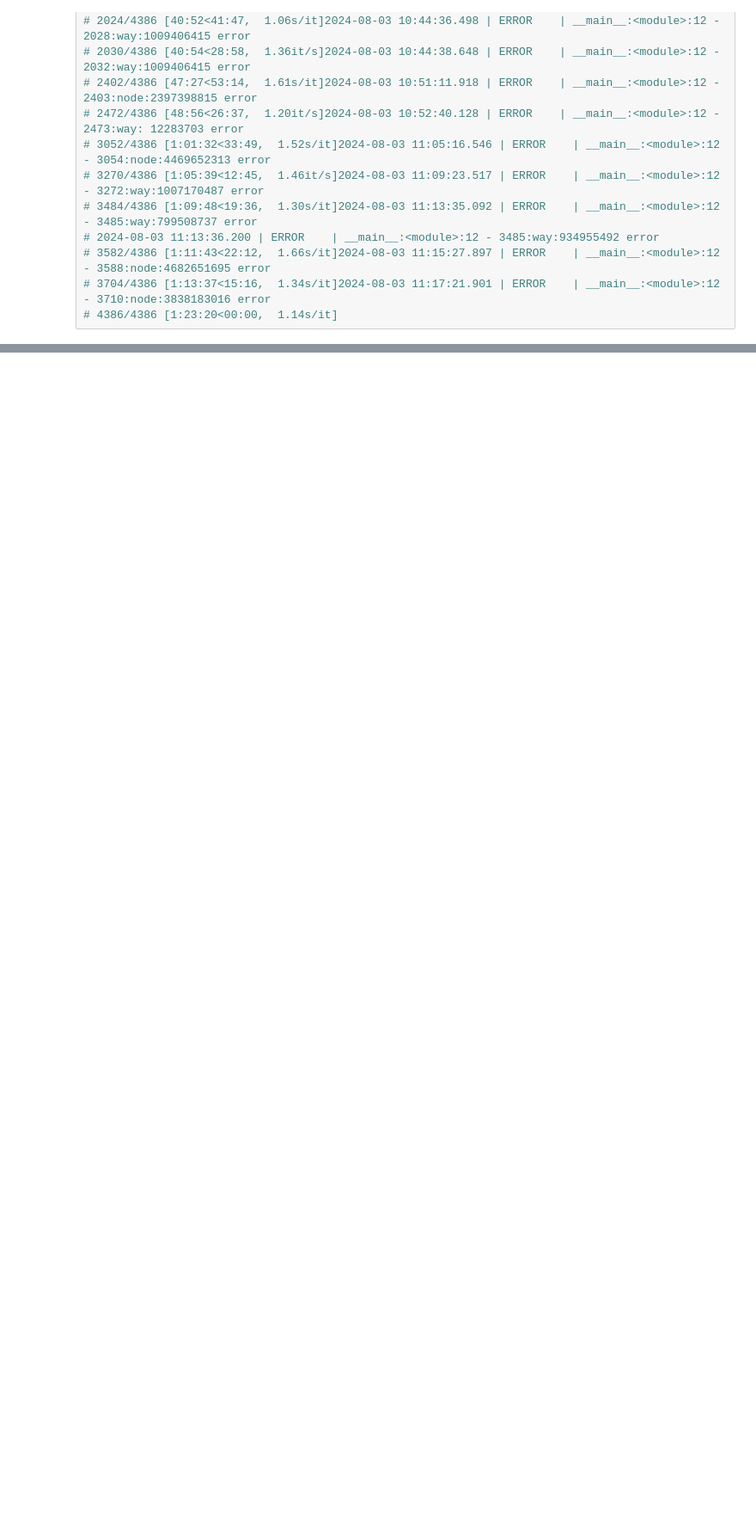
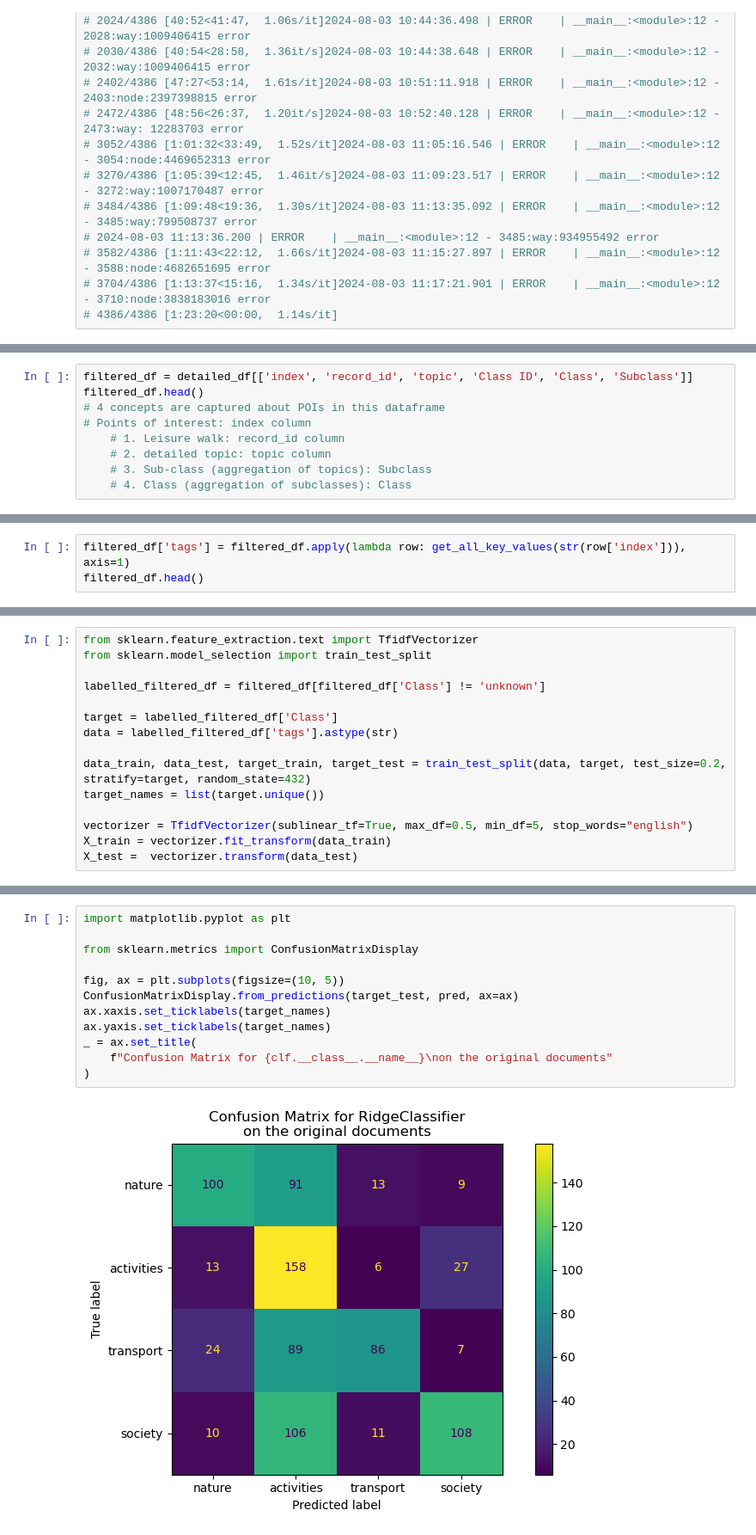
Before and after one commit to hamzeiehsan/leisure-walking-analysis, a Jupyter notebook: 4. final analysis.ipynb, the cells around one changed output, grey strips where cells are left out. Shown: that part at 86% size. Cells and saved outputs as stored; diff of their text form; blank space fills up the shorter version.

```diff
--- a/4. final analysis.ipynb
+++ b/4. final analysis.ipynb
@@ -267,0 +321,9 @@ def get_osm_pois_nearby(poi_keys):
+# %%
+filtered_df = detailed_df[['index', 'record_id', 'topic', 'Class ID', 'Class', 'Subclass']]
+filtered_df.head()
+# 4 concepts are captured about POIs in this dataframe
+# Points of interest: index column
+    # 1. Leisure walk: record_id column
+    # 2. detailed topic: topic column
+    # 3. Sub-class (aggregation of topics): Subclass
+    # 4. Class (aggregation of subclasses): Class
@@ -267,0 +363,3 @@ def get_osm_pois_nearby(poi_keys):
+# %%
+filtered_df['tags'] = filtered_df.apply(lambda row: get_all_key_values(str(row['index'])), axis=1)
+filtered_df.head()
@@ -267,0 +379,15 @@ def get_osm_pois_nearby(poi_keys):
+# %%
+from sklearn.feature_extraction.text import TfidfVectorizer
+from sklearn.model_selection import train_test_split
+
+labelled_filtered_df = filtered_df[filtered_df['Class'] != 'unknown']
+
+target = labelled_filtered_df['Class']
+data = labelled_filtered_df['tags'].astype(str)
+
+data_train, data_test, target_train, target_test = train_test_split(data, target, test_size=0.2, stratify=target, random_state=432)
+target_names = list(target.unique())
+
+vectorizer = TfidfVectorizer(sublinear_tf=True, max_df=0.5, min_df=5, stop_words="english")
+X_train = vectorizer.fit_transform(data_train)
+X_test =  vectorizer.transform(data_test)
@@ -267,0 +427,14 @@ def get_osm_pois_nearby(poi_keys):
+# %%
+import matplotlib.pyplot as plt
+
+from sklearn.metrics import ConfusionMatrixDisplay
+
+fig, ax = plt.subplots(figsize=(10, 5))
+ConfusionMatrixDisplay.from_predictions(target_test, pred, ax=ax)
+ax.xaxis.set_ticklabels(target_names)
+ax.yaxis.set_ticklabels(target_names)
+_ = ax.set_title(
+    f"Confusion Matrix for {clf.__class__.__name__}\non the original documents"
+)
+# %% [output]
+[figure, added]
```
Also changed, not shown: parts of 16 cells of this notebook.
